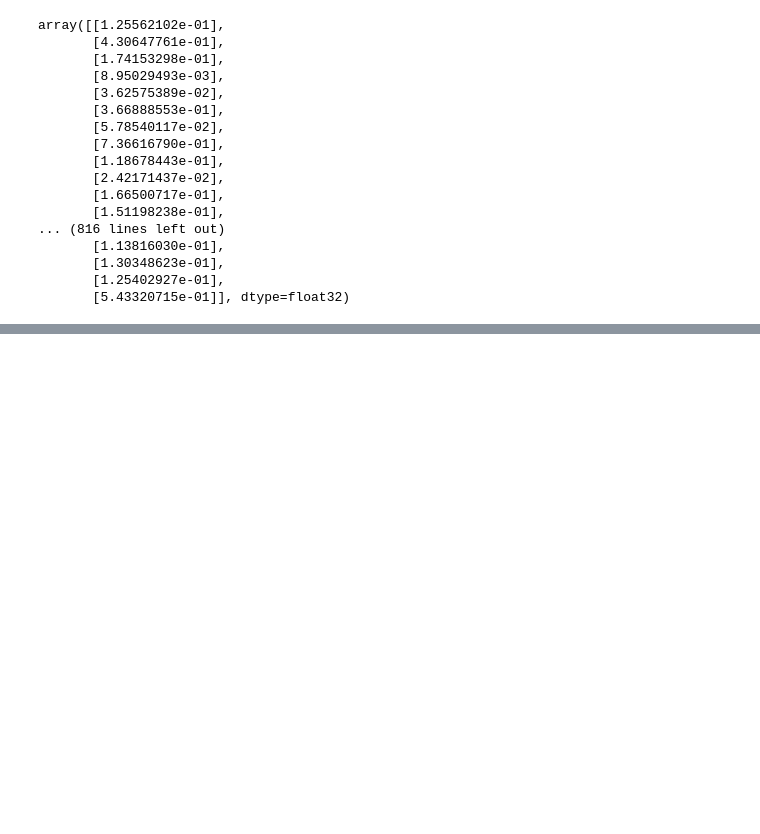
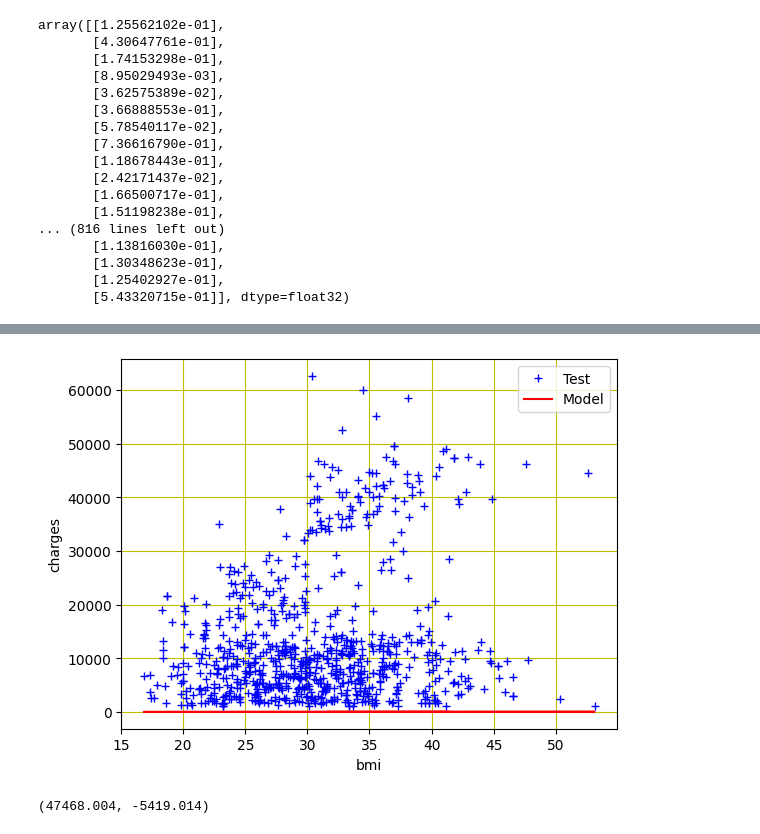
Before and after one commit to csana23/learning, a Jupyter notebook: random/linear_inference.ipynb, the cells around one changed output, grey strips where cells are left out. Cells and saved outputs as stored; diff of their text form; code cells hidden in the pictures; blank space fills up the shorter version.

```diff
--- a/random/linear_inference.ipynb
+++ b/random/linear_inference.ipynb
@@ -83,0 +194,20 @@ RecursiveScriptModule(
+# %%
+# m_denormalized = data_normalizer.inverse_transform(np.array(m).reshape(1,-1))[0][0]
+# b_denormalized = data_normalizer.inverse_transform(np.array(b).reshape(1,-1))[0][0]
+# m_denormalized, b_denormalized
+
+plt.plot(bmi, charges, "b+", label="Test")
+plt.plot(bmi, m*bmi+b, "r", label="Model", linestyle="-")
+plt.xlabel("bmi")
+plt.ylabel("charges")
+plt.legend()
+plt.grid(True, color="y")
+plt.show()
+# %% [output]
+[figure, added]
+# %%
+m_denormalized = data_normalizer.inverse_transform(np.array(m).reshape(1,-1))[0][0]
+b_denormalized = data_normalizer.inverse_transform(np.array(b).reshape(1,-1))[0][0]
+m_denormalized, b_denormalized
+# %% [output]
+(47468.004, -5419.014)
```
Also changed, not shown: parts of 11 cells of this notebook, 1 other file.
